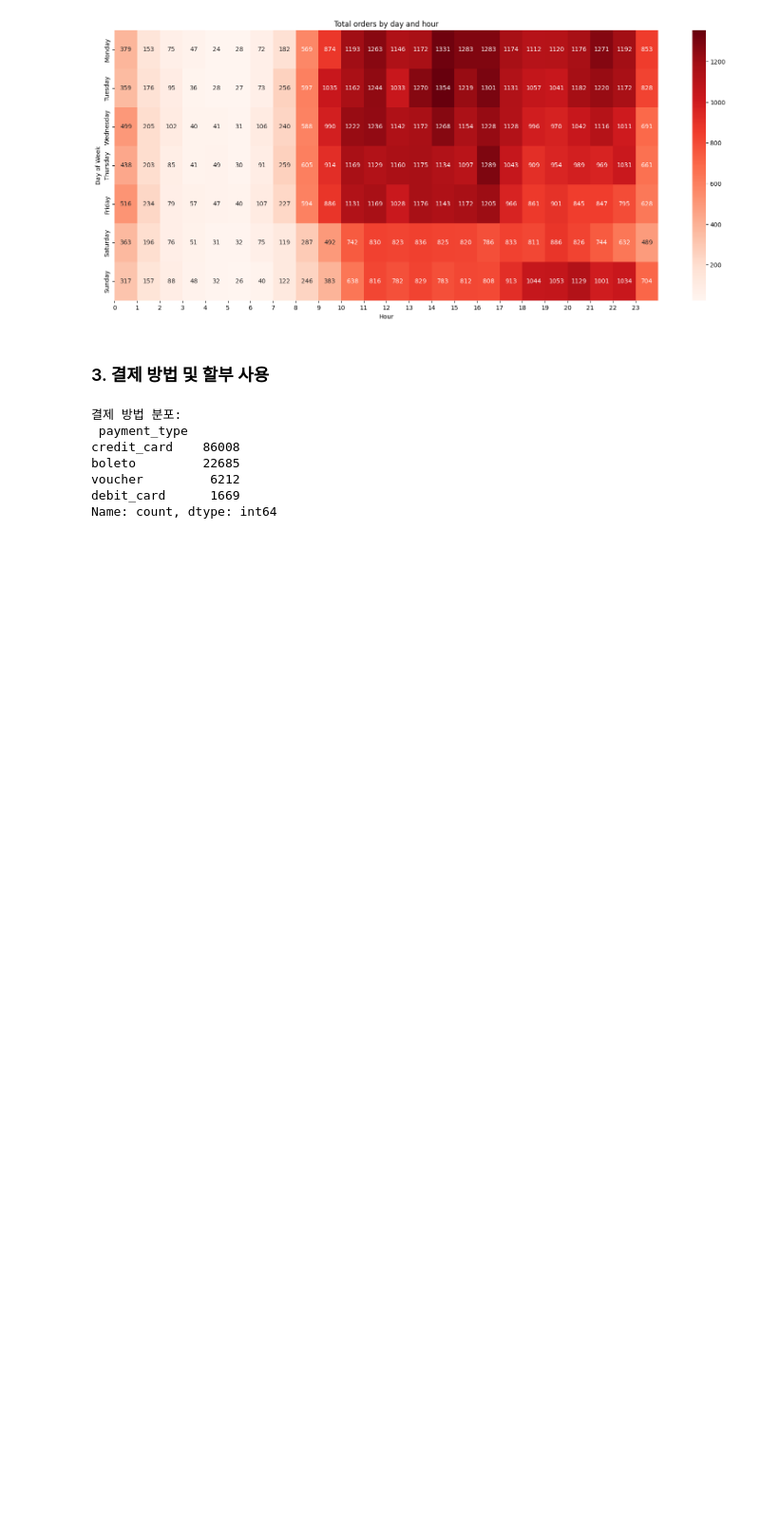
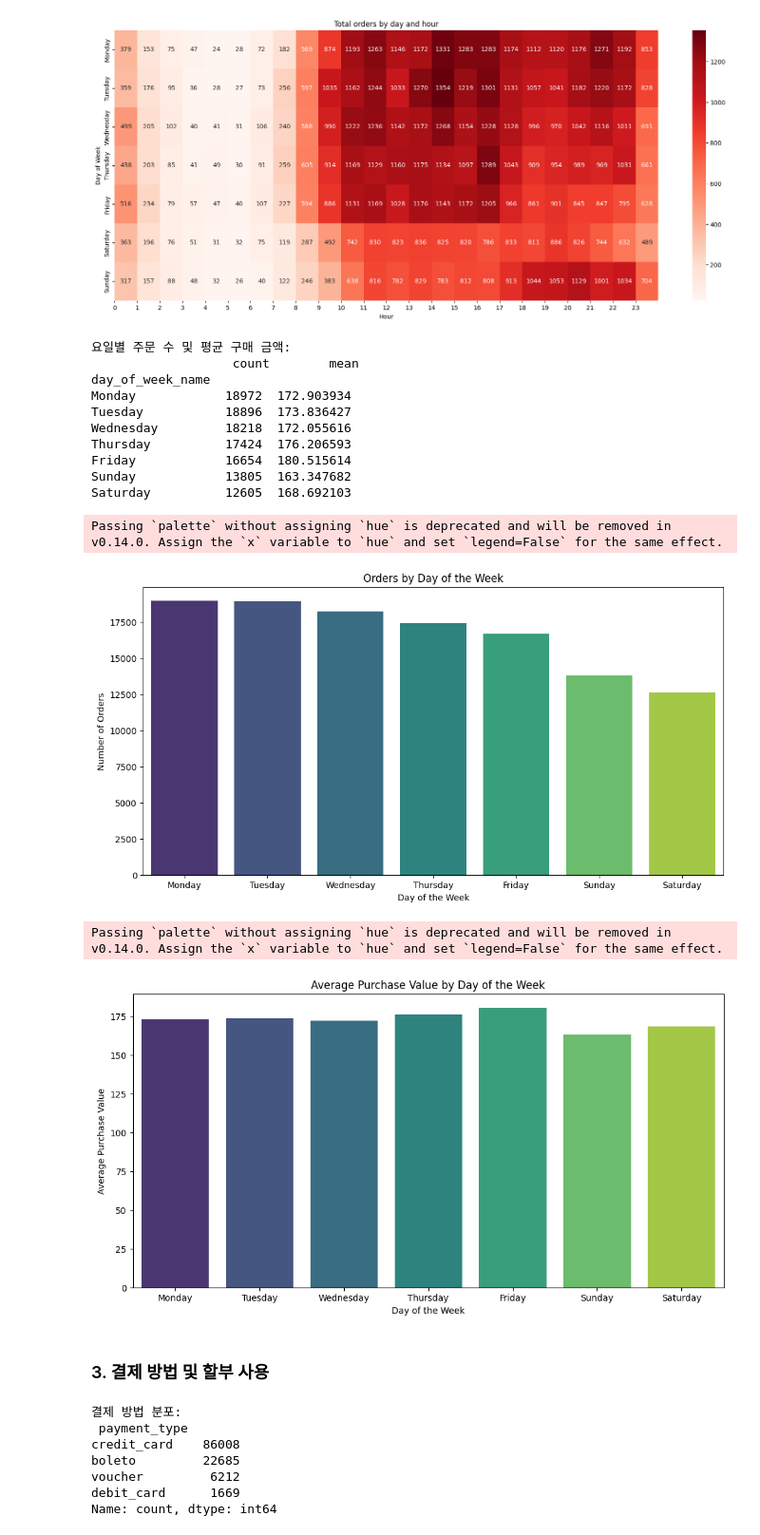
Before and after one commit to dothegee/ecommerce_project, a Jupyter notebook: code/EDA.ipynb, the cells around one changed output. Shown at 95% size. Cells and saved outputs as stored; diff of their text form; code cells hidden in the pictures; blank space fills up the shorter version.

```diff
--- a/code/EDA.ipynb
+++ b/code/EDA.ipynb
@@ -546,6 +613,41 @@ plt.xticks(ticks=range(24), labels=[str(i) for i in range(24)])
 plt.show()
 # %% [output]
 [figure]
+# %%
+# 요일별 주문 수 및 평균 구매 금액 계산
+day_of_week_stats = df_train.groupby('day_of_week_name')['payment_value'].agg(['count', 'mean']).sort_values(by='count', ascending=False)
+print("요일별 주문 수 및 평균 구매 금액:\n", day_of_week_stats)
+
+# 시각화 - 요일별 주문 수
+plt.figure(figsize=(12, 6))
+sns.barplot(x=day_of_week_stats.index, y=day_of_week_stats['count'], palette='viridis')
+plt.title('Orders by Day of the Week')
+plt.xlabel('Day of the Week')
+plt.ylabel('Number of Orders')
+plt.show()
+
+# 시각화 - 요일별 평균 구매 금액
+plt.figure(figsize=(12, 6))
+sns.barplot(x=day_of_week_stats.index, y=day_of_week_stats['mean'], palette='viridis')
+plt.title('Average Purchase Value by Day of the Week')
+plt.xlabel('Day of the Week')
+plt.ylabel('Average Purchase Value')
+plt.show()
+# %% [output]
+요일별 주문 수 및 평균 구매 금액:
+                   count        mean
+day_of_week_name
+Monday            18972  172.903934
+Tuesday           18896  173.836427
+Wednesday         18218  172.055616
+Thursday          17424  176.206593
+Friday            16654  180.515614
+Sunday            13805  163.347682
+Saturday          12605  168.692103
+Passing `palette` without assigning `hue` is deprecated and will be removed in v0.14.0. Assign the `x` variable to `hue` and set `legend=False` for the same effect.
+[figure, added]
+Passing `palette` without assigning `hue` is deprecated and will be removed in v0.14.0. Assign the `x` variable to `hue` and set `legend=False` for the same effect.
+[figure, added]
 # %% [markdown]
 ### 3. 결제 방법 및 할부 사용
 # %%
```
Also changed, not shown: parts of 6 cells of this notebook.
